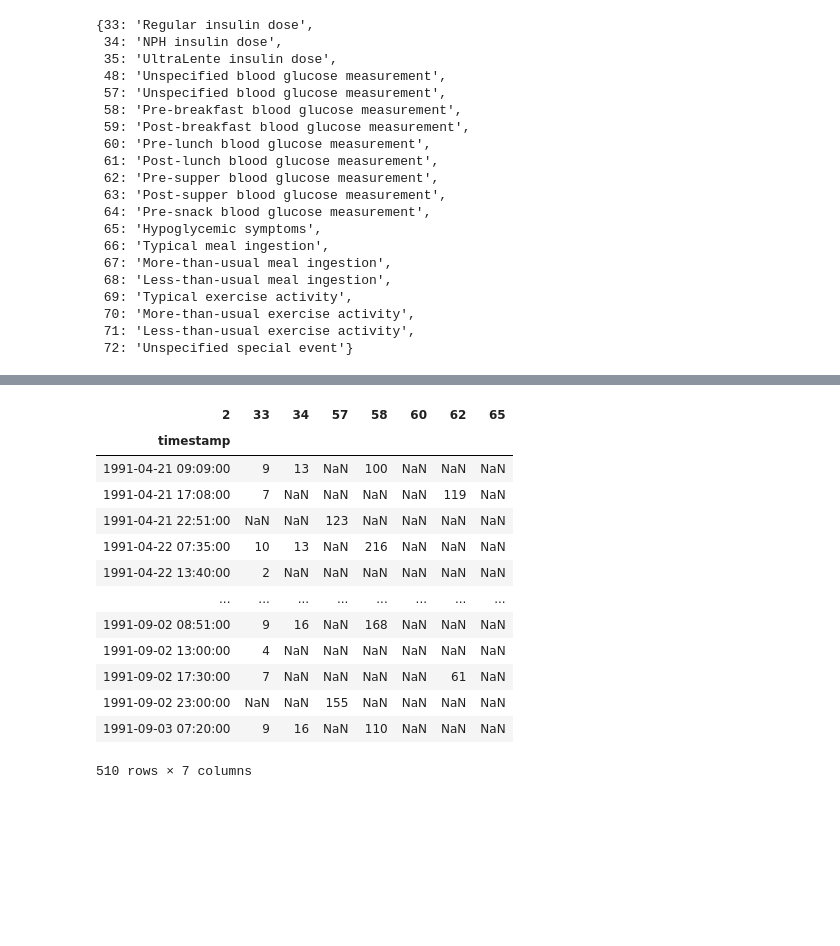
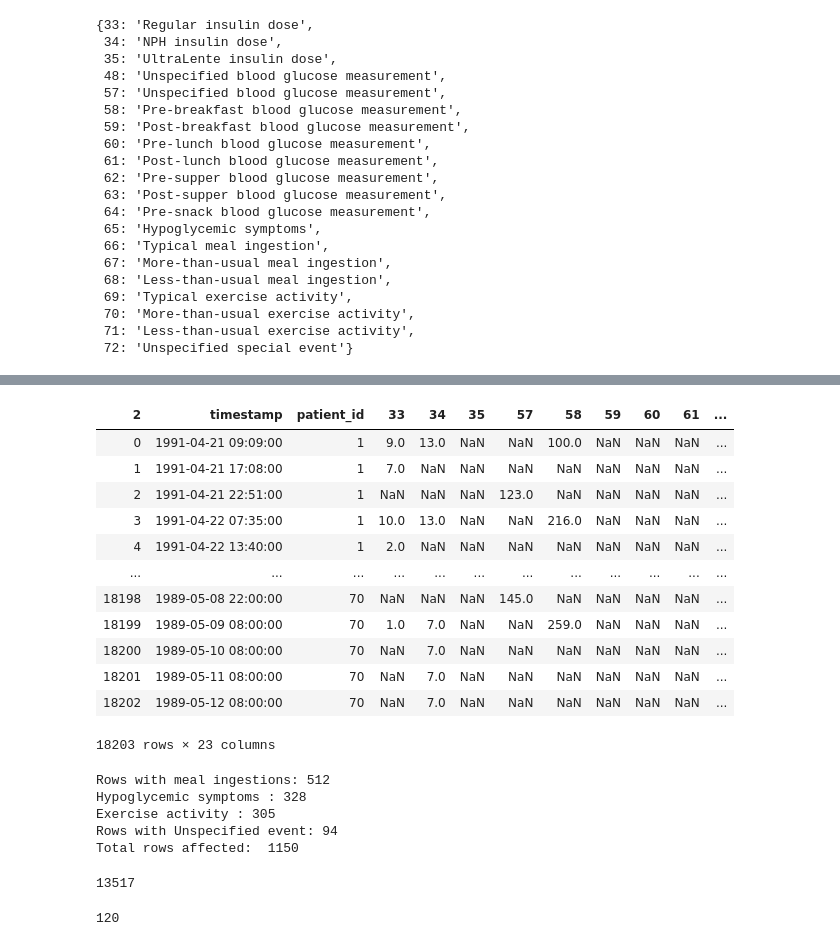
Before and after one commit to Build-Week-Diabetes-Manager/DS, a Jupyter notebook: Exploration-Richmond.ipynb, the cells around one changed output, grey strips where cells are left out. Saved outputs shown, nothing was run; the diff lists cells and outputs as text; code cells hidden in the pictures; blank space fills up the shorter version.

```diff
--- a/Exploration-Richmond.ipynb
+++ b/Exploration-Richmond.ipynb
@@ -259,0 +267,2 @@ df
+# %%
+df[3] = df[3].astype(int)
@@ -338,0 +379,2 @@ patient_1.rename(columns=code_dict)
+# %%
+tidy1 = df.pivot_table(index=['timestamp', 'patient_id'], columns=2, values=3).sort_values(['patient_id', 'timestamp']).reset_index().copy()
@@ -339,2 +400,4 @@ patient_1.rename(columns=code_dict)
+# %%
+tidy1['measurement_type'] = tidy1[glucose_indices].apply(lambda x: code_dict.get(x.idxmax(), np.nan), axis=1)
 # %%
-patient_1.apply(lambda x: x[glucose_indices], axis=1)
+tidy1['glucose measurement'] = tidy1[glucose_indices].apply(lambda x: x.max(), axis=1)
@@ -356,17 +404,16 @@ patient_1.apply(lambda x: x[glucose_indices], axis=1)
-# %%
-patient_1
-# %% [output]
-| 2 | 33 | 34 | 57 | 58 | 60 | 62 | 65 |
-| timestamp |  |  |  |  |  |  |  |
-| 1991-04-21 09:09:00 | 9 | 13 | NaN | 100 | NaN | NaN | NaN |
-| 1991-04-21 17:08:00 | 7 | NaN | NaN | NaN | NaN | 119 | NaN |
-| 1991-04-21 22:51:00 | NaN | NaN | 123 | NaN | NaN | NaN | NaN |
-| 1991-04-22 07:35:00 | 10 | 13 | NaN | 216 | NaN | NaN | NaN |
-| 1991-04-22 13:40:00 | 2 | NaN | NaN | NaN | NaN | NaN | NaN |
-| ... | ... | ... | ... | ... | ... | ... | ... |
-| 1991-09-02 08:51:00 | 9 | 16 | NaN | 168 | NaN | NaN | NaN |
-| 1991-09-02 13:00:00 | 4 | NaN | NaN | NaN | NaN | NaN | NaN |
-| 1991-09-02 17:30:00 | 7 | NaN | NaN | NaN | NaN | 61 | NaN |
-| 1991-09-02 23:00:00 | NaN | NaN | 155 | NaN | NaN | NaN | NaN |
-| 1991-09-03 07:20:00 | 9 | 16 | NaN | 110 | NaN | NaN | NaN |
-510 rows × 7 columns
+# %%
+tidy1
+# %% [output]
+| 2 | timestamp | patient_id | 33 | 34 | 35 | 57 | 58 | 59 | 60 | 61 | ... |
+| 0 | 1991-04-21 09:09:00 | 1 | 9.0 | 13.0 | NaN | NaN | 100.0 | NaN | NaN | NaN | ... |
+| 1 | 1991-04-21 17:08:00 | 1 | 7.0 | NaN | NaN | NaN | NaN | NaN | NaN | NaN | ... |
+| 2 | 1991-04-21 22:51:00 | 1 | NaN | NaN | NaN | 123.0 | NaN | NaN | NaN | NaN | ... |
+| 3 | 1991-04-22 07:35:00 | 1 | 10.0 | 13.0 | NaN | NaN | 216.0 | NaN | NaN | NaN | ... |
+| 4 | 1991-04-22 13:40:00 | 1 | 2.0 | NaN | NaN | NaN | NaN | NaN | NaN | NaN | ... |
+| ... | ... | ... | ... | ... | ... | ... | ... | ... | ... | ... | ... |
+| 18198 | 1989-05-08 22:00:00 | 70 | NaN | NaN | NaN | 145.0 | NaN | NaN | NaN | NaN | ... |
+| 18199 | 1989-05-09 08:00:00 | 70 | 1.0 | 7.0 | NaN | NaN | 259.0 | NaN | NaN | NaN | ... |
+| 18200 | 1989-05-10 08:00:00 | 70 | NaN | 7.0 | NaN | NaN | NaN | NaN | NaN | NaN | ... |
+| 18201 | 1989-05-11 08:00:00 | 70 | NaN | 7.0 | NaN | NaN | NaN | NaN | NaN | NaN | ... |
+| 18202 | 1989-05-12 08:00:00 | 70 | NaN | 7.0 | NaN | NaN | NaN | NaN | NaN | NaN | ... |
+18203 rows × 23 columns
@@ -372,0 +422,25 @@ patient_1
+# %%
+# Meal Ingestions
+print('Rows with meal ingestions:', tidy1[[66,67,68]].notna().any(axis=1).sum())
+# Hypoglycemic symptoms
+print('Hypoglycemic symptoms :', tidy1[[65]].notna().any(axis=1).sum())
+# Exercise activity
+print('Exercise activity :', tidy1[[69, 70, 71]].notna().any(axis=1).sum())
+# Exercise activity
+print('Rows with Unspecified event:',tidy1[[72]].notna().any(axis=1).sum())
+#total rows to drop:
+print('Total rows affected: ', tidy1[[65,66,67,68,69,70,71,72]].notna().any(axis=1).sum())
+# %% [output]
+Rows with meal ingestions: 512
+Hypoglycemic symptoms : 328
+Exercise activity : 305
+Rows with Unspecified event: 94
+Total rows affected:  1150
+# %%
+tidy1['glucose measurement'].notna().sum()
+# %% [output]
+13517
+# %%
+tidy1[tidy1['glucose measurement'].notna()][[65,66,67,68,69,70,71,72]].notna().any(axis=1).sum()
+# %% [output]
+120
```
Also changed, not shown: parts of 23 cells of this notebook.
